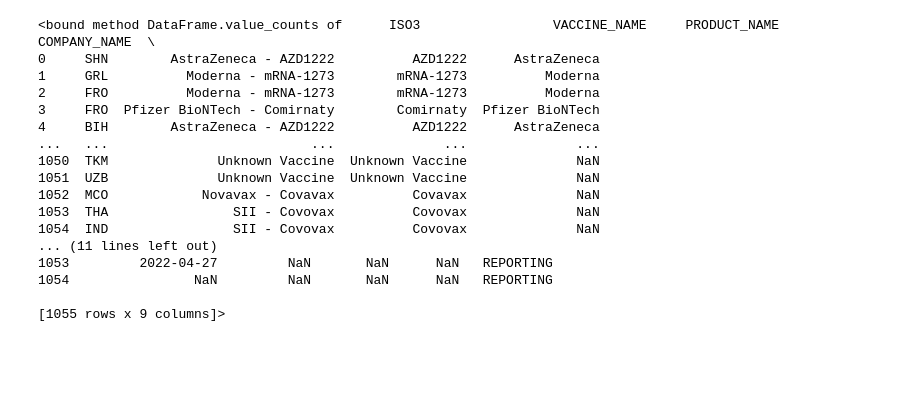
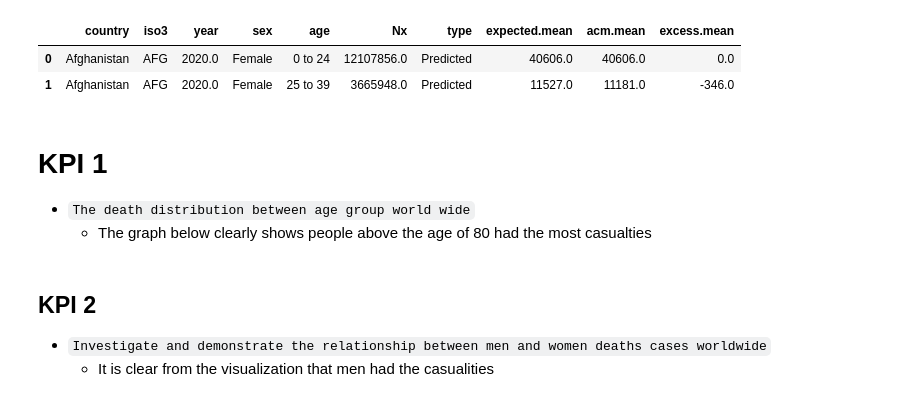
Before and after one commit to CyrilleKolle/Labb_databehandling, a Jupyter notebook: Code/exercise_4.ipynb, the cells around one changed output. Drawn from its saved outputs; the diff is of its cells as text; code cells hidden in the pictures; blank space fills up the shorter version.

```diff
--- a/Code/exercise_4.ipynb
+++ b/Code/exercise_4.ipynb
@@ -1,3 +1,3 @@
 # %%
 import pandas as pd
-who = pd.read_csv('../Data/who-vaccination-metadata.csv')
+xls = pd.ExcelFile("../Data/WHO_COVID_Excess_Deaths_EstimatesByCountry.xlsx")
@@ -17,20 +4,8 @@ dtype: int64
-# %%
-who.value_counts
-# %% [output]
-<bound method DataFrame.value_counts of      ISO3                 VACCINE_NAME     PRODUCT_NAME     COMPANY_NAME  \
-0     SHN        AstraZeneca - AZD1222          AZD1222      AstraZeneca
-1     GRL          Moderna - mRNA-1273        mRNA-1273          Moderna
-2     FRO          Moderna - mRNA-1273        mRNA-1273          Moderna
-3     FRO  Pfizer BioNTech - Comirnaty        Comirnaty  Pfizer BioNTech
-4     BIH        AstraZeneca - AZD1222          AZD1222      AstraZeneca
-...   ...                          ...              ...              ...
-1050  TKM              Unknown Vaccine  Unknown Vaccine              NaN
-1051  UZB              Unknown Vaccine  Unknown Vaccine              NaN
-1052  MCO            Novavax - Covavax          Covavax              NaN
-1053  THA                SII - Covovax          Covovax              NaN
-1054  IND                SII - Covovax          Covovax              NaN
-... (11 lines left out)
-1053         2022-04-27         NaN       NaN      NaN   REPORTING
-1054                NaN         NaN       NaN      NaN   REPORTING
-
-[1055 rows x 9 columns]>
+# %%
+who = pd.read_excel(xls, 'Country by year, sex and age', header=11)
+# %%
+who.head(2)
+# %% [output]
+|  | country | iso3 | year | sex | age | Nx | type | expected.mean | acm.mean | excess.mean |
+| 0 | Afghanistan | AFG | 2020.0 | Female | 0 to 24 | 12107856.0 | Predicted | 40606.0 | 40606.0 | 0.0 |
+| 1 | Afghanistan | AFG | 2020.0 | Female | 25 to 39 | 3665948.0 | Predicted | 11527.0 | 11181.0 | -346.0 |
@@ -36,0 +36,4 @@ who.value_counts
+# %% [markdown]
+# KPI 1
+- `The death distribution between age group world wide`
+    - The graph below clearly shows people above the age of 80 had the most casualties
@@ -36,0 +42,4 @@ who.value_counts
+# %% [markdown]
+## KPI 2
+- `Investigate and demonstrate the relationship between men and women deaths cases worldwide`
+    - It is clear from the visualization that men had the casualities
```
Also changed, not shown: parts of 10 cells of this notebook, 1 other file.
